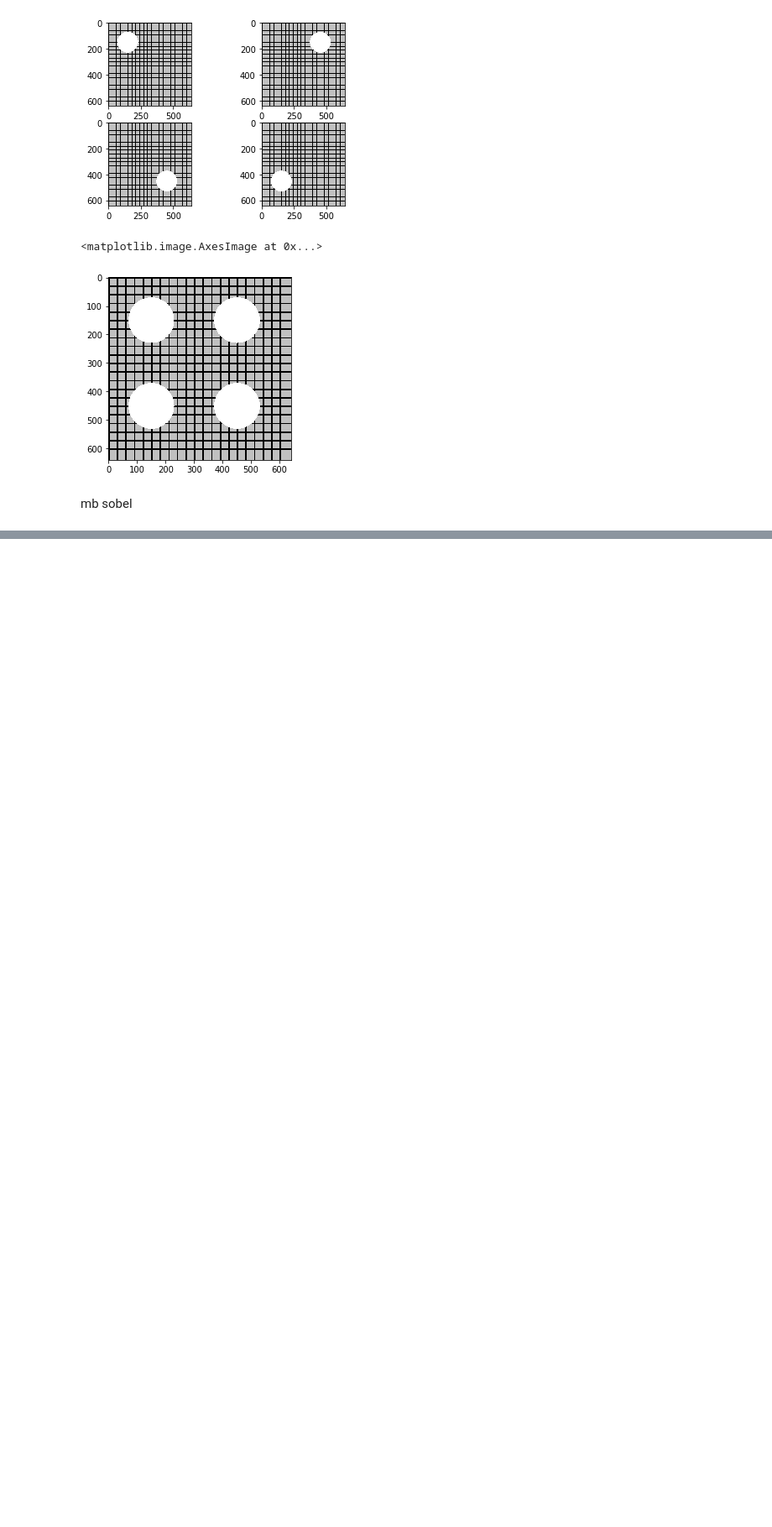
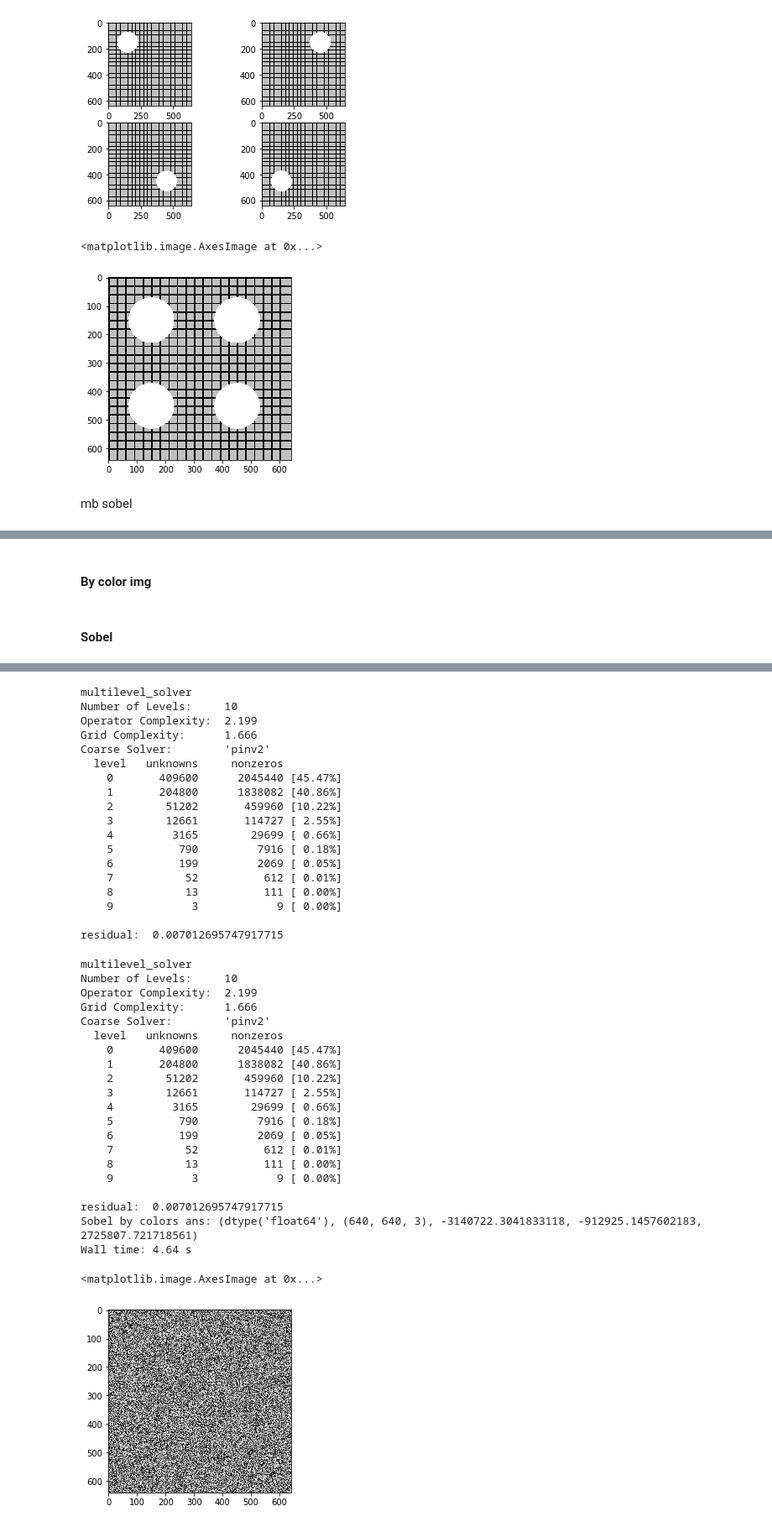
Before and after one commit to NikolaiSviridov/Specular-Highlight-Removal, a Jupyter notebook: multiple/Specular highlights detection and reduction with multi-flash photography/main.ipynb, the cells around one changed output, grey strips where cells are left out. Shown: that part at 84% size. Cells and saved outputs as stored; diff of their text form; code cells hidden in the pictures; blank space fills up the shorter version.

```diff
--- a/multiple/Specular highlights detection and reduction with multi-flash photography/main.ipynb
+++ b/multiple/Specular highlights detection and reduction with multi-flash photography/main.ipynb
@@ -75,4 +149,8 @@ mb sobel
 # %%
-sobelx = cv2.Sobel(circles[0],cv2.CV_64F,1,0,ksize=5)
-sobely = cv2.Sobel(circles[0],cv2.CV_64F,0,1,ksize=5)
-plt.imshow(sobelx)
+sobelx = cv2.Sobel(G_sobel_median_x,cv2.CV_64F,1,0,ksize=5)
+sobely = cv2.Sobel(G_sobel_median_y,cv2.CV_64F,0,1,ksize=5)
+div_G_sobel = sobelx + sobely
+
+x_x, x_y, x_z = np.gradient(G_np_median_x)
+y_x, y_y, y_z = np.gradient(G_np_median_y)
+div_G_np = x_x + y_y
@@ -99,7 +156,0 @@ G_median_y = np.median(G_y, axis=0)
-# %%
-G_median_colors = cv2.split(G_median)
-
-div_G = []
-for median_color in G_median_colors:
-    g_x, g_y = np.gradient(median_color)
-    div_G.append(g_x + g_y)
@@ -235,0 +245,2 @@ plt.imshow(R)
+# %% [markdown]
+#### By color img
@@ -235,0 +249,12 @@ plt.imshow(R)
+# %% [markdown]
+#### Sobel
+# %%
+%%time
+colors_sobel = cv2.split(div_G_sobel)
+ans = []
+for color in colors_sobel:
+    ans.append(solve_poisson(shape, color).reshape(-1, size))
+ans = cv2.merge(ans)
+print(f"Sobel by colors ans: {stats(ans)}")
+plt.imshow(ans.astype('uint8'))
+# %% [output]
@@ -235,0 +279,40 @@ plt.imshow(R)
+multilevel_solver
+Number of Levels:     10
+Operator Complexity:  2.199
+Grid Complexity:      1.666
+Coarse Solver:        'pinv2'
+  level   unknowns     nonzeros
+    0       409600      2045440 [45.47%]
+    1       204800      1838082 [40.86%]
+    2        51202       459960 [10.22%]
+    3        12661       114727 [ 2.55%]
+    4         3165        29699 [ 0.66%]
+    5          790         7916 [ 0.18%]
+    6          199         2069 [ 0.05%]
+    7           52          612 [ 0.01%]
+    8           13          111 [ 0.00%]
+    9            3            9 [ 0.00%]
+
+residual:  0.007012695747917715
+multilevel_solver
+Number of Levels:     10
+Operator Complexity:  2.199
+Grid Complexity:      1.666
+Coarse Solver:        'pinv2'
+  level   unknowns     nonzeros
+    0       409600      2045440 [45.47%]
+    1       204800      1838082 [40.86%]
+    2        51202       459960 [10.22%]
+    3        12661       114727 [ 2.55%]
+    4         3165        29699 [ 0.66%]
+    5          790         7916 [ 0.18%]
+    6          199         2069 [ 0.05%]
+    7           52          612 [ 0.01%]
+    8           13          111 [ 0.00%]
+    9            3            9 [ 0.00%]
+
+residual:  0.007012695747917715
+Sobel by colors ans: (dtype('float64'), (640, 640, 3), -3140722.3041833118, -912925.1457602183, 2725807.721718561)
+Wall time: 4.64 s
+<matplotlib.image.AxesImage at 0x...>
+[figure, added]
```
Also changed, not shown: parts of 34 cells of this notebook.
